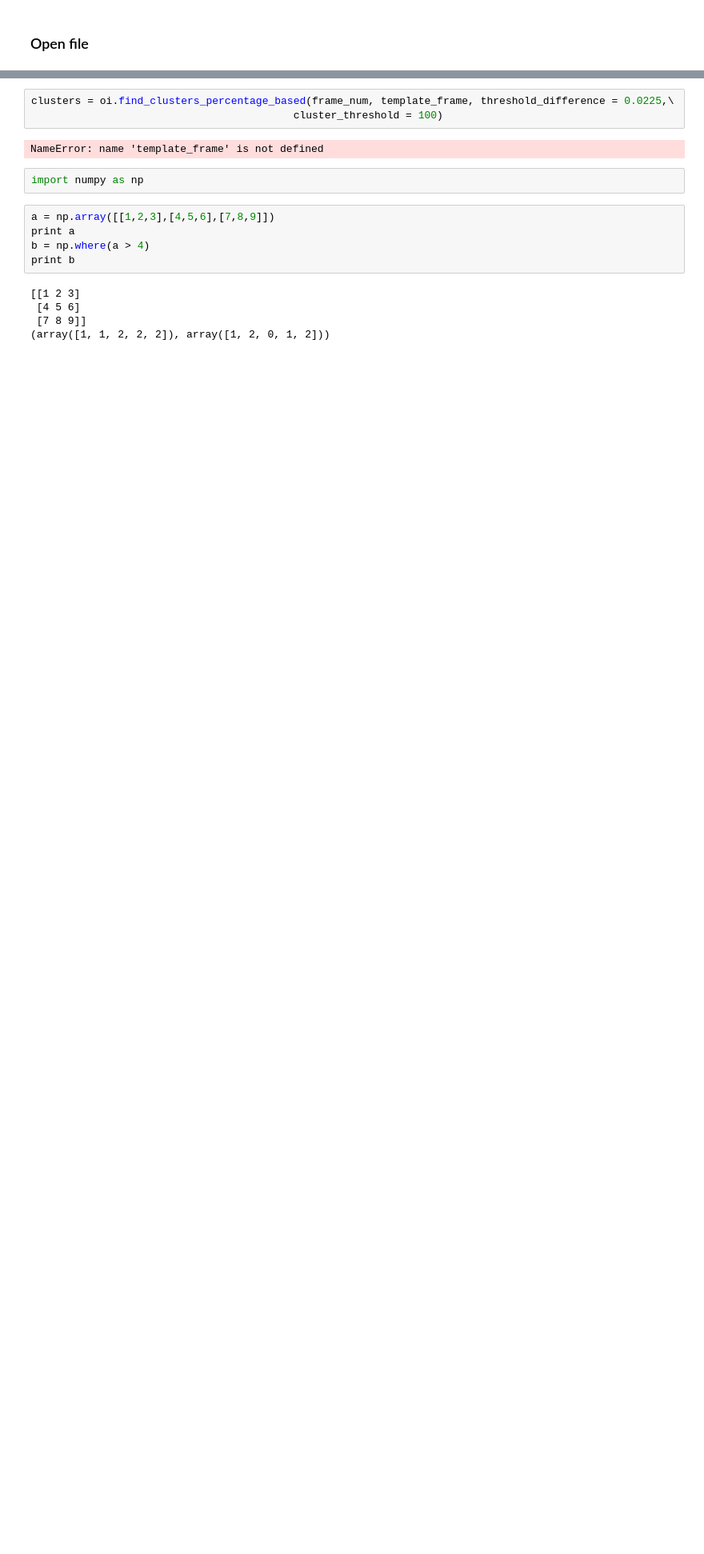
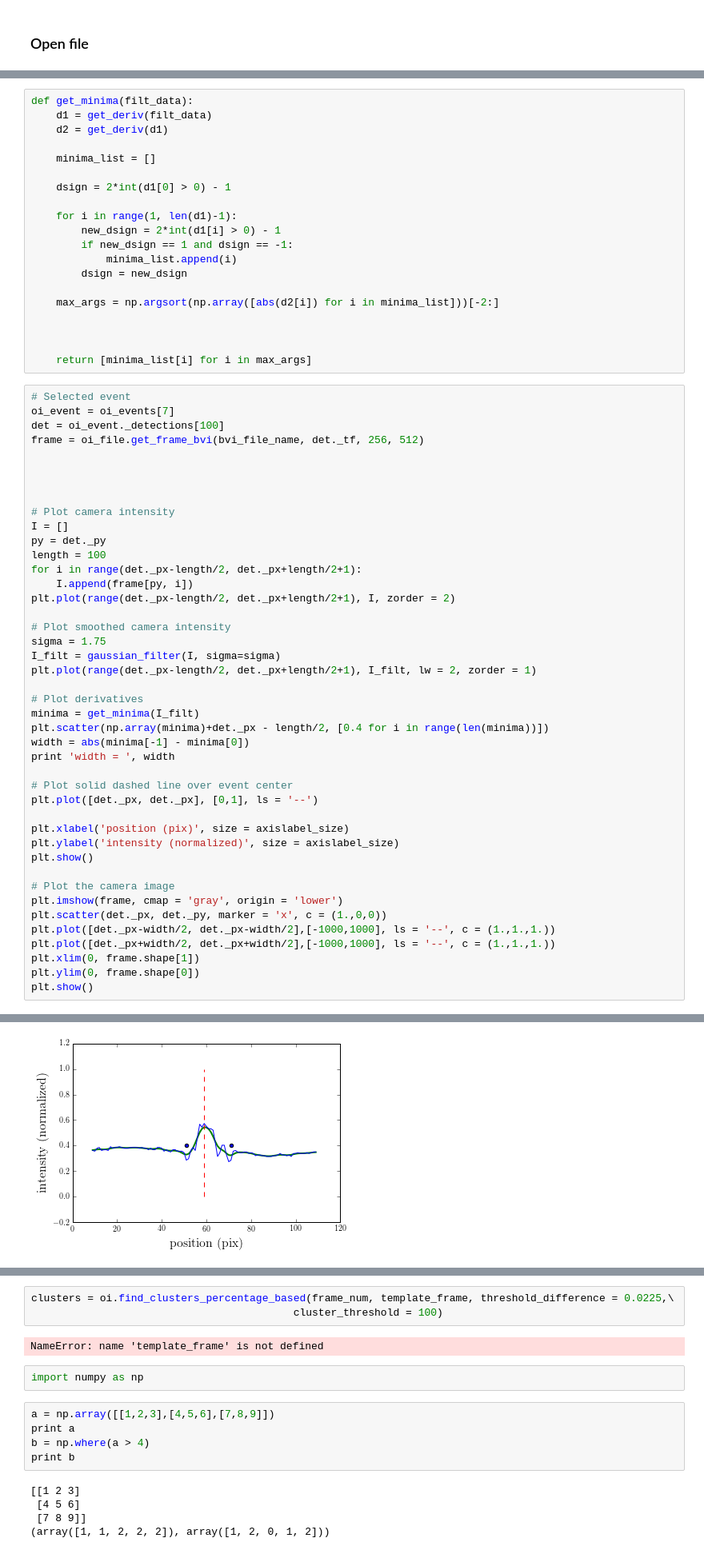
Before and after one commit to tphinkle/pore_stats, a Jupyter notebook: lab.ipynb, the cells around one changed output, grey strips where cells are left out. Shown at 80% size. Cells and saved outputs as stored; diff of their text form; blank space fills up the shorter version.

Commit message:
added ROI selection and selected targeting

```diff
--- a/lab.ipynb
+++ b/lab.ipynb
@@ -482,0 +480,64 @@ plt.show()
+# %%
+def get_minima(filt_data):
+    d1 = get_deriv(filt_data)
+    d2 = get_deriv(d1)
+
+    minima_list = []
+
+    dsign = 2*int(d1[0] > 0) - 1
+
+    for i in range(1, len(d1)-1):
+        new_dsign = 2*int(d1[i] > 0) - 1
+        if new_dsign == 1 and dsign == -1:
+            minima_list.append(i)
+        dsign = new_dsign
+
+    max_args = np.argsort(np.array([abs(d2[i]) for i in minima_list]))[-2:]
+
+
+
+    return [minima_list[i] for i in max_args]
+# %%
+# Selected event
+oi_event = oi_events[7]
+det = oi_event._detections[100]
+frame = oi_file.get_frame_bvi(bvi_file_name, det._tf, 256, 512)
+
+
+
+
+# Plot camera intensity
+I = []
+py = det._py
+length = 100
+for i in range(det._px-length/2, det._px+length/2+1):
+    I.append(frame[py, i])
+plt.plot(range(det._px-length/2, det._px+length/2+1), I, zorder = 2)
+
+# Plot smoothed camera intensity
+sigma = 1.75
+I_filt = gaussian_filter(I, sigma=sigma)
+plt.plot(range(det._px-length/2, det._px+length/2+1), I_filt, lw = 2, zorder = 1)
+
+# Plot derivatives
+minima = get_minima(I_filt)
+plt.scatter(np.array(minima)+det._px - length/2, [0.4 for i in range(len(minima))])
+width = abs(minima[-1] - minima[0])
+print 'width = ', width
+
+# Plot solid dashed line over event center
+plt.plot([det._px, det._px], [0,1], ls = '--')
+
+plt.xlabel('position (pix)', size = axislabel_size)
+plt.ylabel('intensity (normalized)', size = axislabel_size)
+plt.show()
+
+# Plot the camera image
+plt.imshow(frame, cmap = 'gray', origin = 'lower')
+plt.scatter(det._px, det._py, marker = 'x', c = (1.,0,0))
+plt.plot([det._px-width/2, det._px-width/2],[-1000,1000], ls = '--', c = (1.,1.,1.))
+plt.plot([det._px+width/2, det._px+width/2],[-1000,1000], ls = '--', c = (1.,1.,1.))
+plt.xlim(0, frame.shape[1])
+plt.ylim(0, frame.shape[0])
+plt.show()
+# %% [output]
@@ -482,0 +547 @@ plt.show()
+[figure, added]
```
Also changed, not shown: parts of 9 cells of this notebook, 14 other files.
